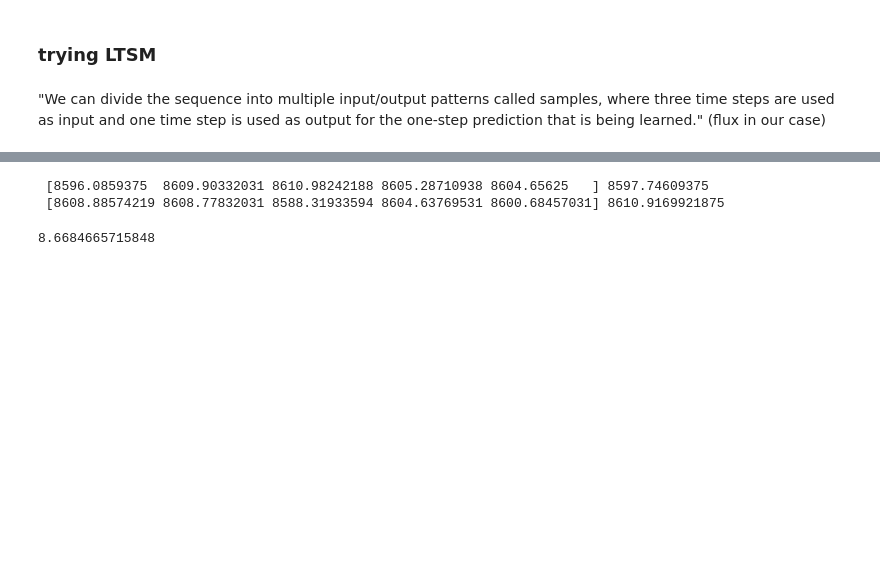
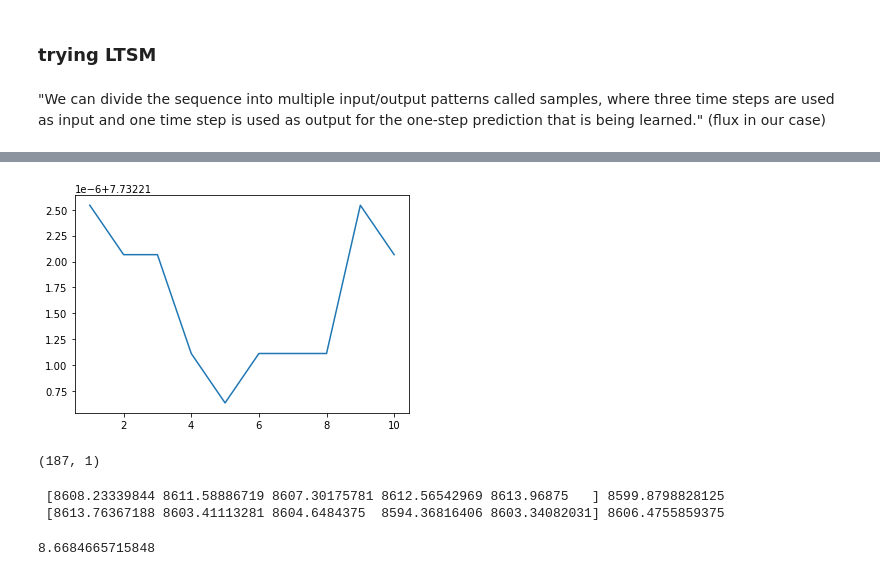
Before and after one commit to JC4DM4N/MLP_Kepler, a Jupyter notebook: useful_files/lstm.ipynb, the cells around one changed output, grey strips where cells are left out. Saved outputs shown, nothing was run; the diff lists cells and outputs as text; code cells hidden in the pictures; blank space fills up the shorter version.

Commit message:
got lstm working

```diff
--- a/useful_files/lstm.ipynb
+++ b/useful_files/lstm.ipynb
@@ -46,0 +55,4 @@ from sklearn.metrics import confusion_matrix
+# %%
+# split data into train and test
+xtrain, xtest, ytrain, ytest = train_test_split(np.stack([times,fluxes],axis=-1), targets, test_size = 0.2)
+print(xtrain.shape, xtest.shape, ytrain.shape, ytest.shape)
@@ -46,0 +61,10 @@ from sklearn.metrics import confusion_matrix
+# %%
+# define inputs
+n_steps, n_features = len(xtrain[0]), 2   # only input is flux
+
+# define model
+model = Sequential()
+model.add(LSTM(128, activation='relu', input_shape=(n_steps, n_features)))
+model.add(Dense(10))
+model.add(Dense(1))
+model.summary()
@@ -46,0 +86,6 @@ from sklearn.metrics import confusion_matrix
+# %%
+# compile model
+model.compile(optimizer='adam', loss='binary_crossentropy')
+# %%
+# fit model
+history = model.fit(xtrain, ytrain, epochs=10,  batch_size=20, verbose=2)
@@ -46,0 +113,5 @@ from sklearn.metrics import confusion_matrix
+# %%
+# loss curve
+plt.plot(np.linspace(1,10,10),history.history['loss']);
+# %% [output]
+[figure, added]
@@ -46,0 +120,4 @@ from sklearn.metrics import confusion_matrix
+# %%
+x_pred.shape
+# %% [output]
+(187, 1)
@@ -47,7 +128,5 @@ from sklearn.metrics import confusion_matrix
 # %%
-# split data into train and test (the function is 2D but we only need 1D, hence the repetition)
-flux = data.flux[~np.isnan(data.flux)]
-xtrain, xtest, xtrain, xtest = train_test_split(flux, flux, test_size = 0.3)
+
 
 # split a univariate sequence into samples
 def split_sequence(sequence, n_steps):
@@ -68,8 +147,8 @@ X, y = split_sequence(list(xtrain), n_steps)
 X_test, y_test = split_sequence(list(xtest), n_steps)
 print('',X[0], y[0],'\n', X_test[0],y_test[0])
 # %% [output]
- [8596.0859375  8609.90332031 8610.98242188 8605.28710938 8604.65625   ] 8597.74609375
- [8608.88574219 8608.77832031 8588.31933594 8604.63769531 8600.68457031] 8610.9169921875
+ [8608.23339844 8611.58886719 8607.30175781 8612.56542969 8613.96875   ] 8599.8798828125
+ [8613.76367188 8603.41113281 8604.6484375  8594.36816406 8603.34082031] 8606.4755859375
 # %%
 # reshape from [samples, timesteps] into [samples, timesteps, features]
 n_features = 1
```
Also changed, not shown: parts of 8 cells of this notebook.
